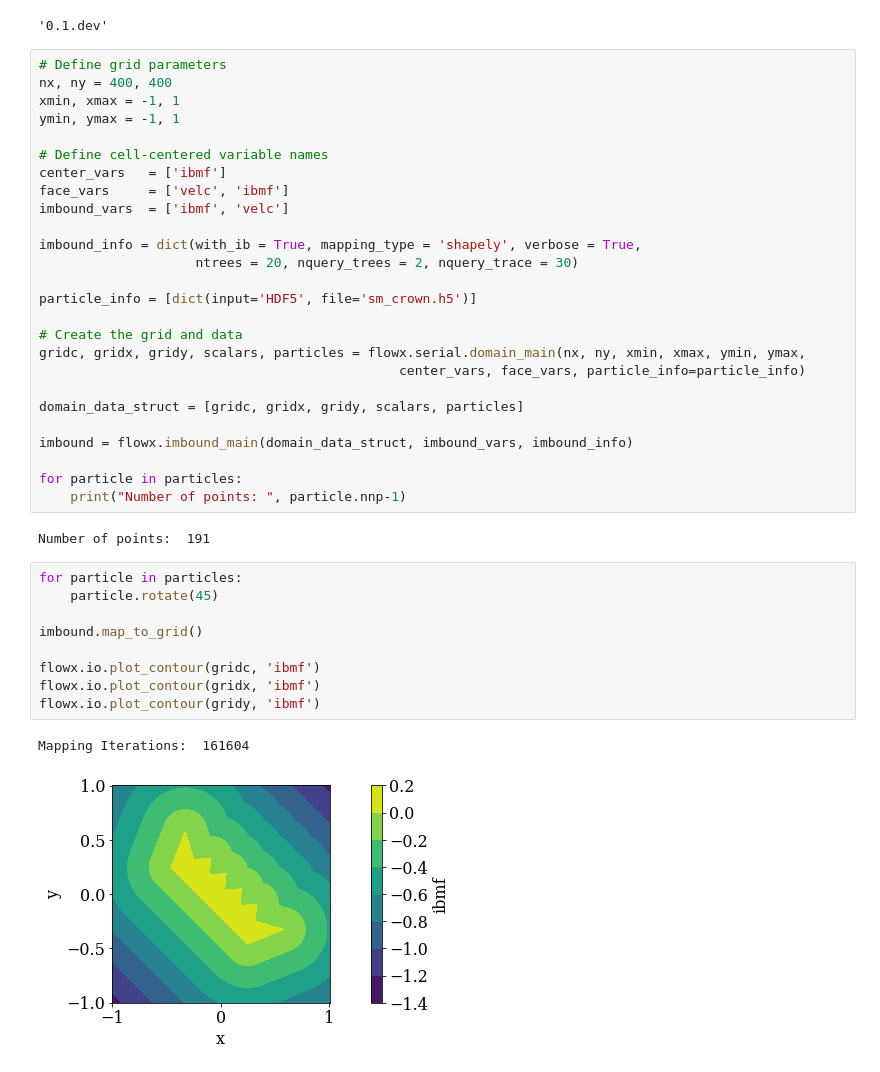
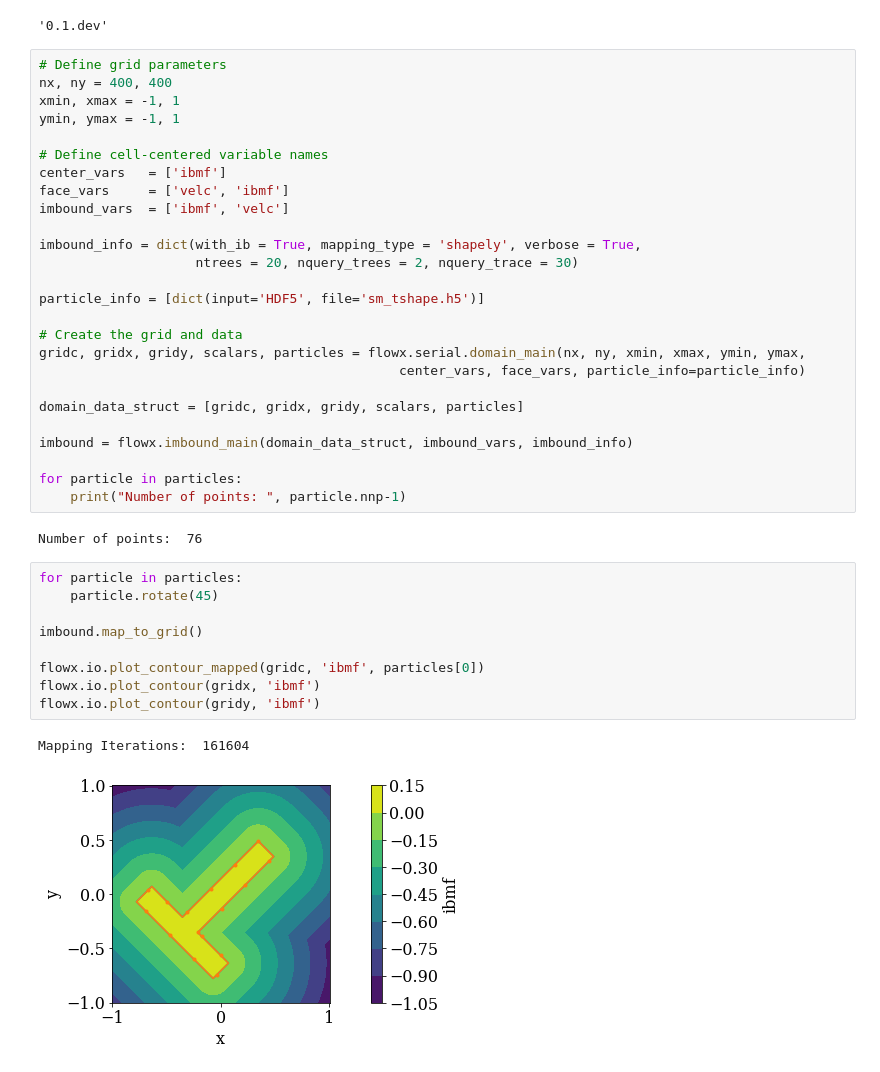
Before and after one commit to akashdhruv/FlowX, a Jupyter notebook: examples/imbound/levelset_mapping/simulation.ipynb, the cells around one changed output. Drawn from its saved outputs; the diff is of its cells as text.

```diff
--- a/examples/imbound/levelset_mapping/simulation.ipynb
+++ b/examples/imbound/levelset_mapping/simulation.ipynb
@@ -18,7 +18,7 @@ imbound_vars  = ['ibmf', 'velc']
 imbound_info = dict(with_ib = True, mapping_type = 'shapely', verbose = True,
                     ntrees = 20, nquery_trees = 2, nquery_trace = 30)
 
-particle_info = [dict(input='HDF5', file='sm_crown.h5')]
+particle_info = [dict(input='HDF5', file='sm_tshape.h5')]
 
 # Create the grid and data
 gridc, gridx, gridy, scalars, particles = flowx.serial.domain_main(nx, ny, xmin, xmax, ymin, ymax,
@@ -31,16 +31,16 @@ imbound = flowx.imbound_main(domain_data_struct, imbound_vars, imbound_info)
 for particle in particles:
     print("Number of points: ", particle.nnp-1)
 # %% [output]
-Number of points:  191
+Number of points:  76
 # %%
 for particle in particles:
     particle.rotate(45)
 
 imbound.map_to_grid()
 
-flowx.io.plot_contour(gridc, 'ibmf')
+flowx.io.plot_contour_mapped(gridc, 'ibmf', particles[0])
 flowx.io.plot_contour(gridx, 'ibmf')
 flowx.io.plot_contour(gridy, 'ibmf')
 # %% [output]
 Mapping Iterations:  161604
-[figure, old version]
+[figure, new version]
```
Also changed, not shown: parts of 4 cells of this notebook, 6 other files.
